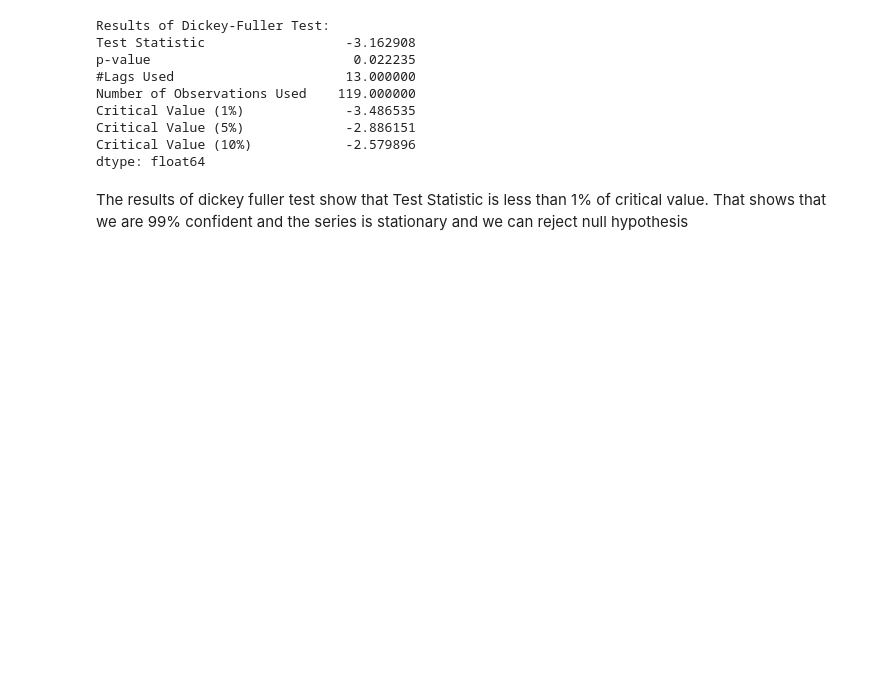
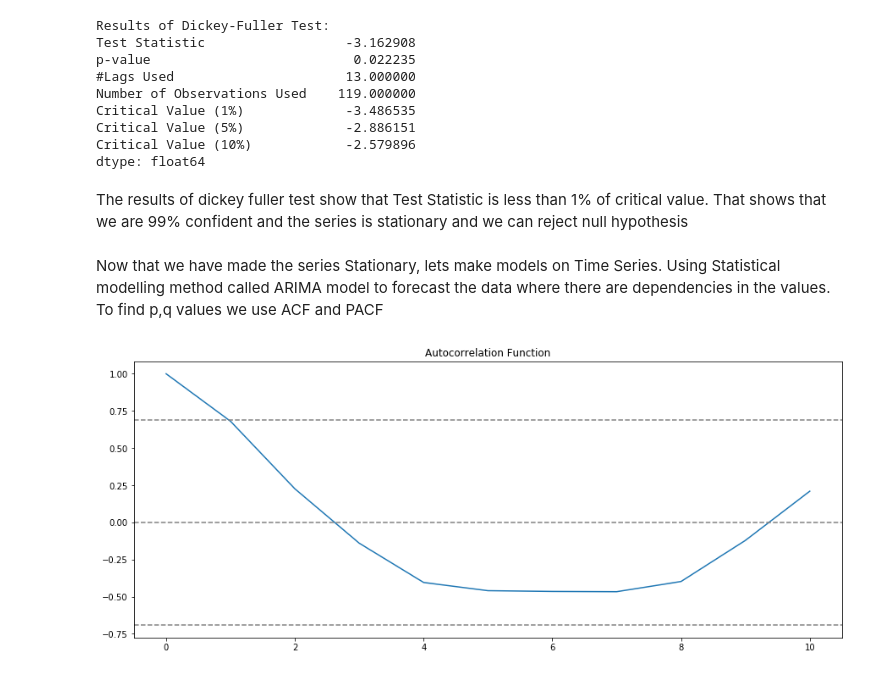
Before and after one commit to sravya273/ML-Practice-Projects, a Jupyter notebook: Airline passenger Prediction/Air Passengers.ipynb, the cells around one changed output. Cells and saved outputs as stored; diff of their text form; code cells hidden in the pictures; blank space fills up the shorter version.

Commit message:
Part -B model forecast

```diff
--- a/Airline passenger Prediction/Air Passengers.ipynb
+++ b/Airline passenger Prediction/Air Passengers.ipynb
@@ -133,3 +133,15 @@ Critical Value (10%)            -2.579896
 dtype: float64
 # %% [markdown]
 The results of dickey fuller test show that Test Statistic is less than 1% of critical value. That shows that we are 99% confident and the series is stationary and we can reject null hypothesis
+# %% [markdown]
+Now that we have made the series Stationary, lets make models on Time Series. Using Statistical modelling method called ARIMA model to forecast the data where there are dependencies in the values.
+To find p,q values we use ACF and PACF
+# %%
+plt.plot(np.arange(0,11), acf(ts_log_mv_diff, nlags = 10))
+plt.axhline(y=0,linestyle='--',color='gray')
+plt.axhline(y=-7.96/np.sqrt(len(ts_log_mv_diff)),linestyle='--',color='gray')
+plt.axhline(y=7.96/np.sqrt(len(ts_log_mv_diff)),linestyle='--',color='gray')
+plt.title('Autocorrelation Function')
+plt.show()
+# %% [output]
+[figure, added]
```
Also changed, not shown: parts of 15 cells of this notebook.
